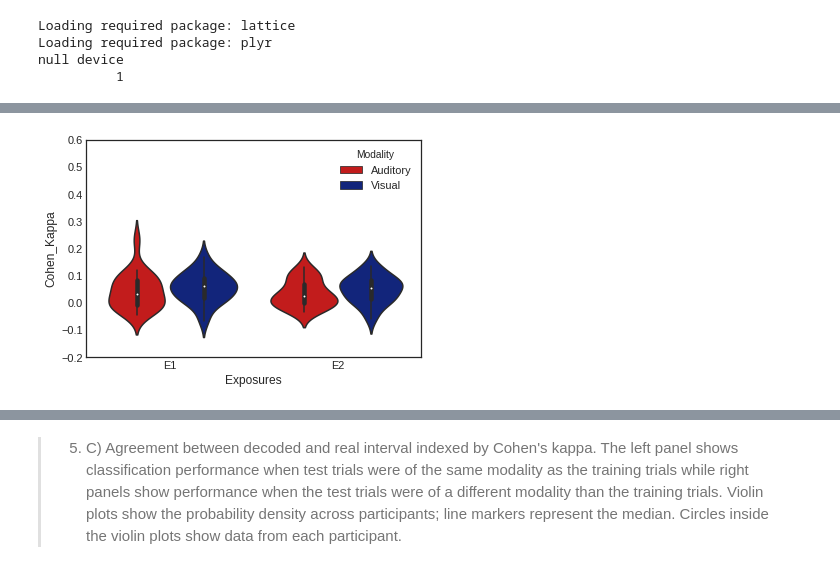
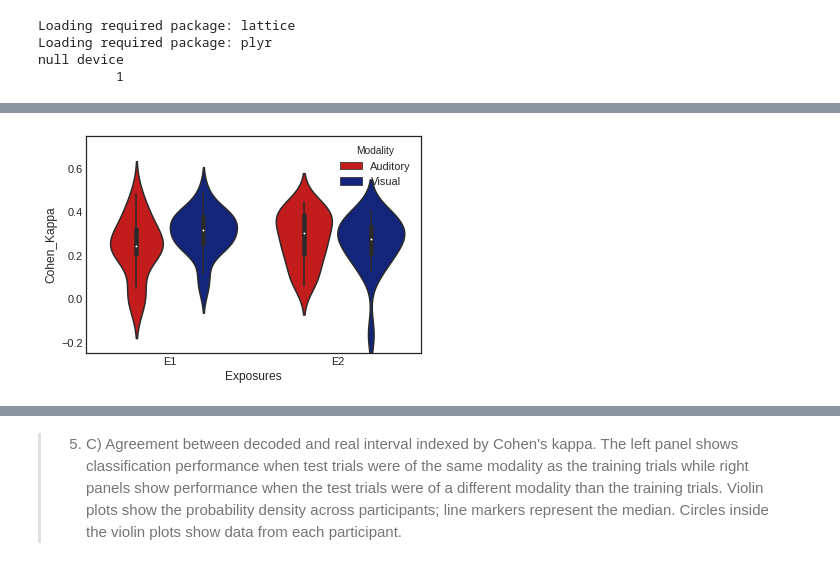
Before and after one commit to bruAristimunha/Across-Modalities, a Jupyter notebook: notebook/Original-Proposal.ipynb, the cells around one changed output, grey strips where cells are left out. Saved outputs shown, nothing was run; the diff lists cells and outputs as text; code cells hidden in the pictures.

```diff
--- a/notebook/Original-Proposal.ipynb
+++ b/notebook/Original-Proposal.ipynb
@@ -668,6 +668,9 @@ def classification(dataFrame, categoria, exposure):
 
 
             clf = GaussianNB()
+
+            clf.class_prior_ = [(1/6),(1/6),(1/6),(1/6),(1/6),(1/6)]
+
             pca_ = PCA(random_state=42, svd_solver='full', n_components=0.99)
 
             pca = pca_.fit(X_train_without_mean)
@@ -724,7 +727,7 @@ Parei Aqui de escrever/organizar o texto quando vi que o resultado não estava d
 # %% [markdown]
 Each circle shows, for each participant and tested bin, the most common output of the classifier (mode). The continuous line shows the median across participants and error bars show the lower quartile (25th percentile) and upper quartile (75th percentile) across participants.
 # %%
-merge = np.concatenate([resu_aud_1, resu_aud_2,resu_vis_1,resu_vis_2,])
+merge = np.concatenate([resu_aud_1, resu_aud_2,resu_vis_1,resu_vis_2])
 
 plotar = pd.DataFrame(merge)
 
@@ -757,18 +765,18 @@ null device
 # %%
 agg_Cohen = []
 
 for ind, person in plotar.groupby(['Id_people','Exposures','Modality']):
     id_pessoa = person['Id_people'].head(1).values.item()
     exposures = person['Exposures'].head(1).values.item()
     modality = person['Modality'].head(1).values.item()
-    c_k_s = cohen_kappa_score(y1=person['Real Bin'], y2=person['Predicted Bin'])
+    c_k_s = cohen_kappa_score(y1=person['Real Bin'], y2=person['Predicted Bin'],weights='quadratic')
     agg_Cohen.append([id_pessoa,exposures,modality,c_k_s])
 
 agg_Cohen = pd.DataFrame(agg_Cohen, columns=['id_person','Exposures','Modality','Cohen_Kappa'])
 
 ax = sns.violinplot(x="Exposures", y="Cohen_Kappa", hue="Modality",
                     data=agg_Cohen, palette=['#de0000','#001a8d'])
 
-ax = ax.set(ylim=(-0.2,0.6))
+ax = ax.set(ylim=(-0.25,0.75))
 # %% [output]
-[figure, old version]
+[figure, new version]
```
Also changed, not shown: parts of 11 cells of this notebook.
